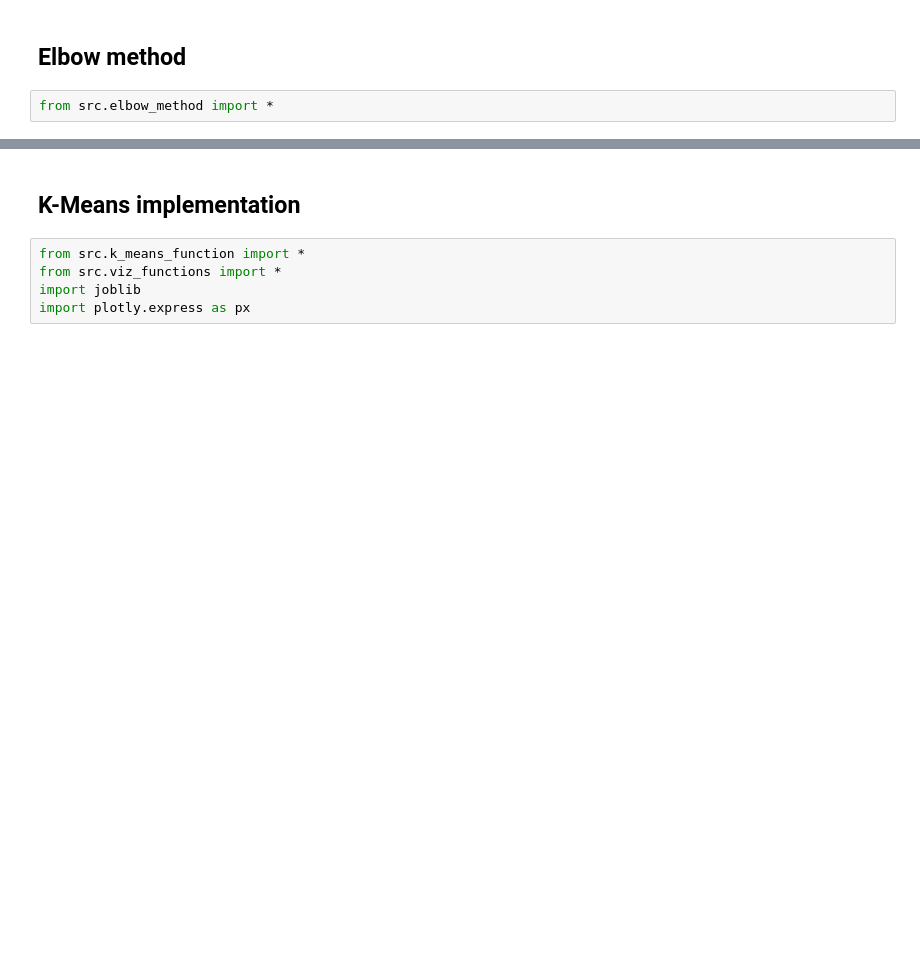
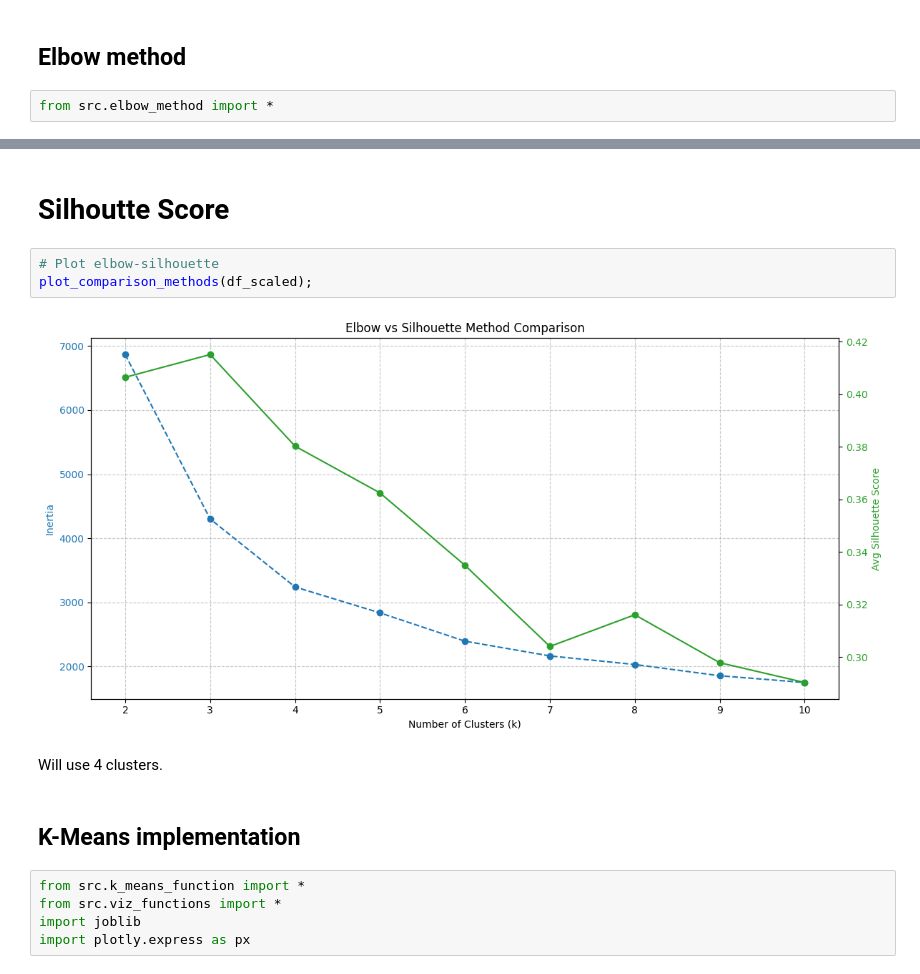
Before and after one commit to CaballeroRAR/ds_projects_collabs, a Jupyter notebook: 1-cluster_retail_uci/notebook/cluster_retail.ipynb, the cells around one changed output, grey strips where cells are left out. Saved outputs shown, nothing was run; the diff lists cells and outputs as text; blank space fills up the shorter version.

Commit message:
Implementation of Elbow vs Silhouette method to assign number of clusters.

```diff
--- a/1-cluster_retail_uci/notebook/cluster_retail.ipynb
+++ b/1-cluster_retail_uci/notebook/cluster_retail.ipynb
@@ -774,3 +778,12 @@ Calculating Inertia for K values: [1, 2, 3, 4, 5, 6, 7, 8, 9, 10]
+# %% [markdown]
+# Silhoutte Score
+# %%
+# Plot elbow-silhouette
+plot_comparison_methods(df_scaled);
+# %% [output]
+[figure, added]
+# %% [markdown]
+Will use 4 clusters.
 # %% [markdown]
 ## K-Means implementation
 # %%
```
Also changed, not shown: parts of 6 cells of this notebook, 1 other file.
